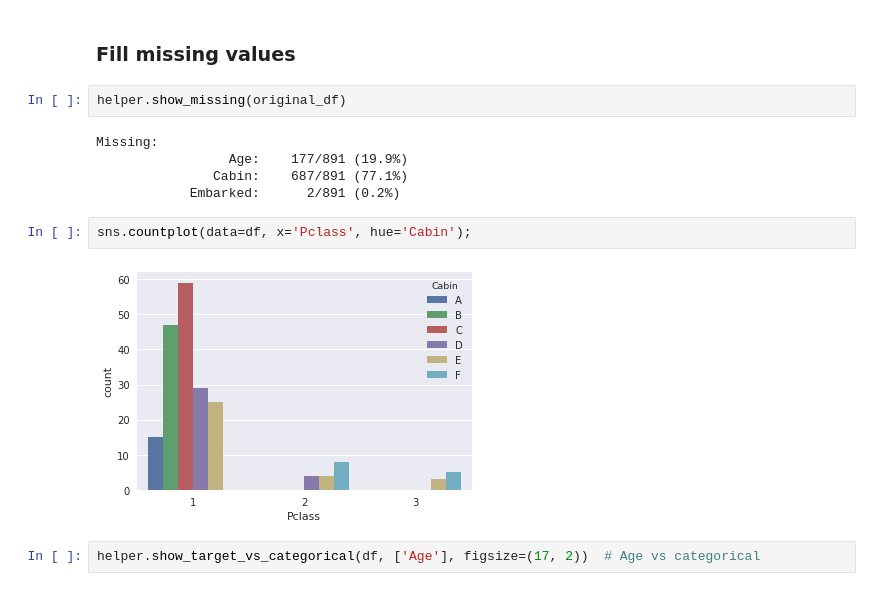
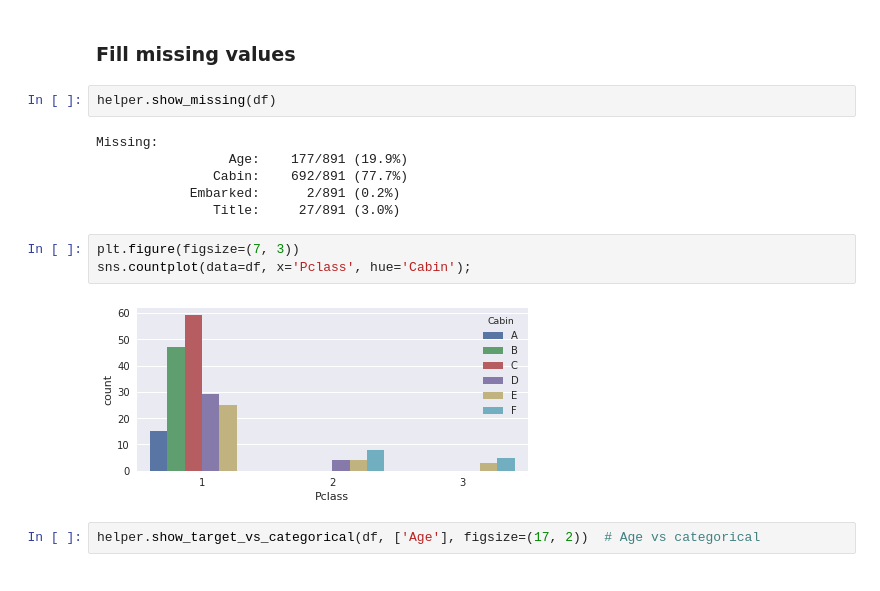
Before and after one commit to angelmtenor/data-science-keras, a Jupyter notebook: titanic.ipynb, the cells around one changed output. Cells and saved outputs as stored; diff of their text form.

Commit message:
refactor: Test filling title by age and sex

```diff
--- a/titanic.ipynb
+++ b/titanic.ipynb
@@ -201,16 +201,18 @@ plt.ylim([0, 70]);
 # %% [markdown]
 ### Fill missing values
 # %%
-helper.show_missing(original_df)
+helper.show_missing(df)
 # %% [output]
 Missing:
                  Age:    177/891 (19.9%)
-               Cabin:    687/891 (77.1%)
+               Cabin:    692/891 (77.7%)
             Embarked:      2/891 (0.2%)
+               Title:     27/891 (3.0%)
 # %%
+plt.figure(figsize=(7, 3))
 sns.countplot(data=df, x='Pclass', hue='Cabin');
 # %% [output]
-[figure, old version]
+[figure, new version]
 # %%
 helper.show_target_vs_categorical(df, ['Age'], figsize=(17, 2))  # Age vs categorical
 # %% [output]
```
Also changed, not shown: parts of 7 cells of this notebook, 1 other file.
